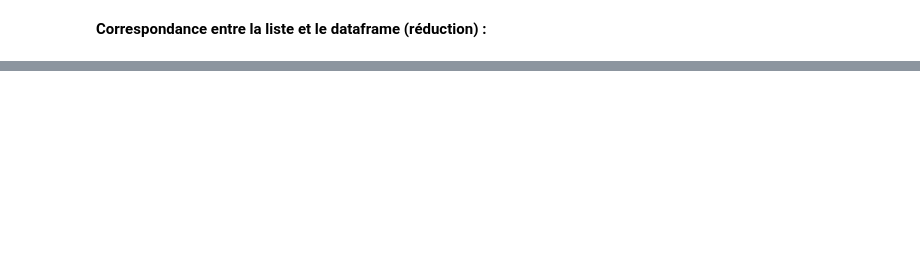
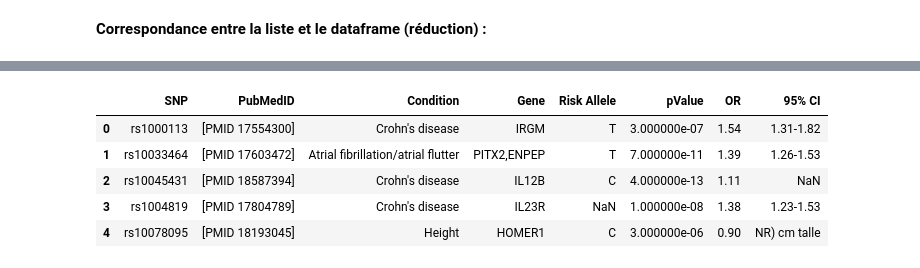
Before and after one commit to fabienfrfr/SNP_DNA_ANALYSIS, a Jupyter notebook: MYHeritage_DS_ADN.ipynb, the cells around one changed output, grey strips where cells are left out. Cells and saved outputs as stored; diff of their text form; code cells hidden in the pictures; blank space fills up the shorter version.

```diff
--- a/MYHeritage_DS_ADN.ipynb
+++ b/MYHeritage_DS_ADN.ipynb
@@ -124 +220,12 @@ snp_df[['RSID','ID_LIST']].to_csv('rsid_referenced.csv', index=False)
+# %%
+# checkpoint
+gwas_df = pd.read_csv('GWAS_DATA.csv')
+gwas_df.head()
+# %% [output]
+|  | SNP | PubMedID | Condition | Gene | Risk Allele | pValue | OR | 95% CI |
+| 0 | rs1000113 | [PMID 17554300] | Crohn's disease | IRGM | T | 3.000000e-07 | 1.54 | 1.31-1.82 |
+| 1 | rs10033464 | [PMID 17603472] | Atrial fibrillation/atrial flutter | PITX2,ENPEP | T | 7.000000e-11 | 1.39 | 1.26-1.53 |
+| 2 | rs10045431 | [PMID 18587394] | Crohn's disease | IL12B | C | 4.000000e-13 | 1.11 | NaN |
+| 3 | rs1004819 | [PMID 17804789] | Crohn's disease | IL23R | NaN | 1.000000e-08 | 1.38 | 1.23-1.53 |
+| 4 | rs10078095 | [PMID 18193045] | Height | HOMER1 | C | 3.000000e-06 | 0.90 | NR) cm talle |
 # %% [markdown]
```
Also changed, not shown: parts of 26 cells of this notebook, 2 other files.
